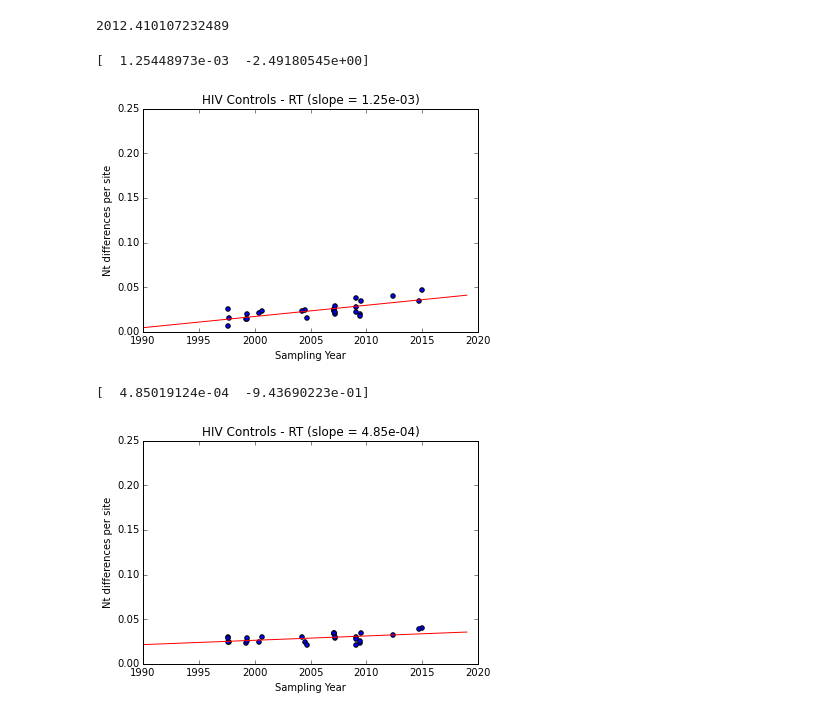
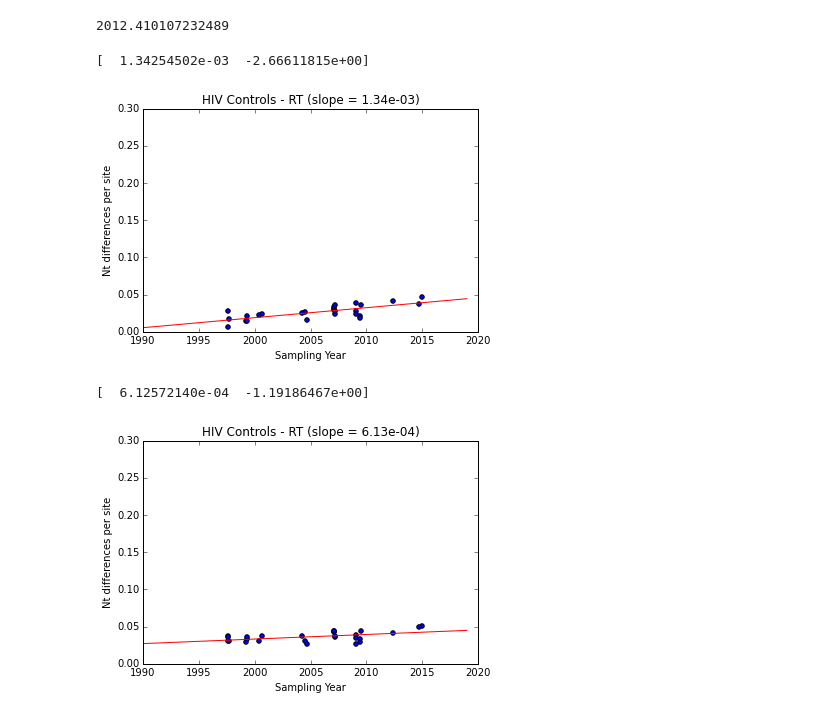
Before and after one commit to blab/roka, a Jupyter notebook: HIV_data/control_only/NtDiff_Dates_RokaControls.ipynb, the cells around one changed output. Saved outputs shown, nothing was run; the diff lists cells and outputs as text; code cells hidden in the pictures.

```diff
--- a/HIV_data/control_only/NtDiff_Dates_RokaControls.ipynb
+++ b/HIV_data/control_only/NtDiff_Dates_RokaControls.ipynb
@@ -64,0 +61,12 @@ print trial_count
+# %%
+#function to determine the informative sequence length, ie sequence length excluding gaps and ambiguous bases
+#this is the denominator that we need to use to determine the number of nt differences per site.
+#as above, reference and comparator are strings of nt sequence
+def count_informative_length(reference,comparator):
+    length = 0
+    reference = reference.upper()
+    comparator = comparator.upper()
+    for (a,b) in zip(reference,comparator):
+        if a in ['A','C','G','T'] and b in ['A','C','G','T']:
+            length += 1
+    return length
@@ -72,8 +98,10 @@ for key in env_ntdiff_dict.keys():
     else:
         comp_seq = env_ntdiff_dict[key]['seq']
         nt_diffs = count_nt_diffs(env_reference_seq, comp_seq)
+        informative_length = count_informative_length(env_reference_seq, comp_seq)
+
         env_ntdiff_dict[key]['nt_diffs'] = nt_diffs
-        nt_diff_per_site = (float(nt_diffs)/float(len(comp_seq)))
+        nt_diff_per_site = (float(nt_diffs)/float(informative_length))
         env_ntdiff_dict[key]['diff_per_site'] = nt_diff_per_site
 # %%
 env_dates_list = []
@@ -127,7 +155,6 @@ for key in prot_seq_dict.keys():
     prot_ntdiff_dict[key]['seq'] = prot_seq_dict[key].seq.upper()
 # %%
 prot_reference_seq = prot_ntdiff_dict['H0725135|1997-07-25|prot']['seq']
-#print len(prot_ntdiff_dict['R0222042|2007-02-22|prot']['seq'])
 
 for key in prot_ntdiff_dict.keys():
     if key == 'H0725135|1997-07-25|prot':
@@ -135,6 +162,8 @@ for key in prot_ntdiff_dict.keys():
     else:
         comp_seq = prot_ntdiff_dict[key]['seq']
         nt_diffs = count_nt_diffs(prot_reference_seq, comp_seq)
+        informative_length = count_informative_length(prot_reference_seq, comp_seq)
+
         prot_ntdiff_dict[key]['nt_diffs'] = nt_diffs
-        nt_diff_per_site = (float(nt_diffs)/float(len(comp_seq)))
+        nt_diff_per_site = (float(nt_diffs)/float(informative_length))
         prot_ntdiff_dict[key]['diff_per_site'] = nt_diff_per_site
@@ -187,12 +207,15 @@ for key in prot_ntdiff_dict.keys():
     else:
         comp_seq = prot_ntdiff_dict[key]['seq']
         nt_diffs = count_nt_diffs(prot_reference_seq, comp_seq)
+        informative_length = count_informative_length(prot_reference_seq, comp_seq)
+
         prot_ntdiff_dict[key]['nt_diffs'] = nt_diffs
-        nt_diff_per_site = (float(nt_diffs)/float(len(comp_seq)))
+        nt_diff_per_site = (float(nt_diffs)/float(informative_length))
         prot_ntdiff_dict[key]['diff_per_site'] = nt_diff_per_site
 
 prot_dates_list = []
 prot_nt_diffs_list = []
+
 for key in prot_ntdiff_dict.keys():
     if key == 'T0527136|2009-05-27|prot':
         continue #this is the reference
@@ -209,10 +232,10 @@ plotting_years = range(1990,2020)
 
 ax.plot(plotting_years, (prot_linear_line_fit[0] * np.array(plotting_years) + prot_linear_line_fit[1]), color='red')
 ax.scatter(prot_dates_list, prot_nt_diffs_list)
-ax.axis([1990,2020,0,0.25])
+ax.axis([1990,2020,0,0.3])
 plt.xlabel("Sampling Year")
 plt.ylabel("Nt differences per site")
-plt.title('HIV Controls - PROT (slope = 7.02e-04)')
+plt.title('HIV Controls - PROT (slope = 9.13e-04)')
 
 plt.savefig("Prot_clockplot_T0527136_OUT.pdf")
 plt.savefig("Prot_clockplot_T0527136_OUT.png")
@@ -249,38 +272,41 @@ for key in RT_ntdiff_dict.keys():
     else:
         comp_seq = RT_ntdiff_dict[key]['seq']
         nt_diffs = count_nt_diffs(RT_reference_seq, comp_seq)
+        informative_length = count_informative_length(RT_reference_seq, comp_seq)
+
         RT_ntdiff_dict[key]['nt_diffs'] = nt_diffs
-        nt_diff_per_site = (float(nt_diffs)/float(len(comp_seq)))
+        nt_diff_per_site = (float(nt_diffs)/float(informative_length))
         RT_ntdiff_dict[key]['diff_per_site'] = nt_diff_per_site
 
 RT_dates_list = []
 RT_nt_diffs_list = []
+
 for key in RT_ntdiff_dict.keys():
     if key == 'H0725135|1997-07-25|RT':
         continue #this is the reference
     else:
         RT_dates_list.append(float(RT_ntdiff_dict[key]['date']))
         RT_nt_diffs_list.append(float(RT_ntdiff_dict[key]['diff_per_site']))
 
 RT_linear_line_fit = np.polyfit(RT_dates_list, RT_nt_diffs_list, deg=1)#1-degree ploynomial is a linear line
 print RT_linear_line_fit
 #returns a list where [0] is slope and [1] is the y-intercept
 
 fig, ax = plt.subplots()
 plotting_years = range(1990,2020)
 
 ax.plot(plotting_years, (RT_linear_line_fit[0] * np.array(plotting_years) + RT_linear_line_fit[1]), color='red')
 ax.scatter(RT_dates_list, RT_nt_diffs_list)
-ax.axis([1990,2020,0,0.25])
+ax.axis([1990,2020,0,0.3])
 plt.xlabel("Sampling Year")
 plt.ylabel("Nt differences per site")
-plt.title('HIV Controls - RT (slope = 1.25e-03)')
+plt.title('HIV Controls - RT (slope = 1.34e-03)')
 
 plt.savefig("RT_clockplot_H0725135_OUT.pdf")
 plt.savefig("RT_clockplot_H0725135_OUT.png")
 # %% [output]
-[  1.25448973e-03  -2.49180545e+00]
+[  1.34254502e-03  -2.66611815e+00]
-[figure, old version]
+[figure, new version]
 # %%
 #RT SENSITIVITY ANALYSIS
 RT_reference_seq = RT_ntdiff_dict['R0222042|2007-02-22|RT']['seq']
@@ -291,8 +317,10 @@ for key in RT_ntdiff_dict.keys():
     else:
         comp_seq = RT_ntdiff_dict[key]['seq']
         nt_diffs = count_nt_diffs(RT_reference_seq, comp_seq)
+        informative_length = count_informative_length(RT_reference_seq, comp_seq)
+
         RT_ntdiff_dict[key]['nt_diffs'] = nt_diffs
-        nt_diff_per_site = (float(nt_diffs)/float(len(comp_seq)))
+        nt_diff_per_site = (float(nt_diffs)/float(informative_length))
         RT_ntdiff_dict[key]['diff_per_site'] = nt_diff_per_site
 
 RT_dates_list = []
@@ -313,13 +341,13 @@ plotting_years = range(1990,2020)
 
 ax.plot(plotting_years, (RT_linear_line_fit[0] * np.array(plotting_years) + RT_linear_line_fit[1]), color='red')
 ax.scatter(RT_dates_list, RT_nt_diffs_list)
-ax.axis([1990,2020,0,0.25])
+ax.axis([1990,2020,0,0.3])
 plt.xlabel("Sampling Year")
 plt.ylabel("Nt differences per site")
-plt.title('HIV Controls - RT (slope = 4.85e-04)')
+plt.title('HIV Controls - RT (slope = 6.13e-04)')
 
 plt.savefig("RT_clockplot_R0222042_OUT.pdf")
 plt.savefig("RT_clockplot_R0222042_OUT.png")
 # %% [output]
-[  4.85019124e-04  -9.43690223e-01]
+[  6.12572140e-04  -1.19186467e+00]
-[figure, old version]
+[figure, new version]
```
Also changed, not shown: parts of 8 cells of this notebook.
